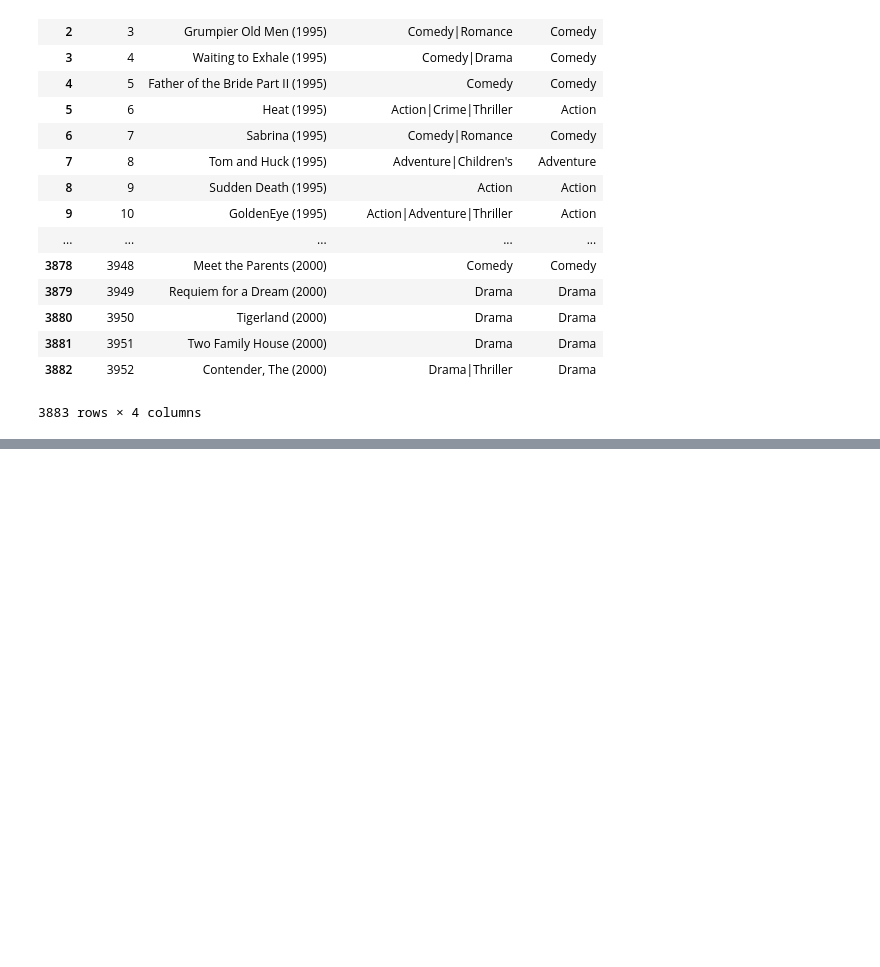
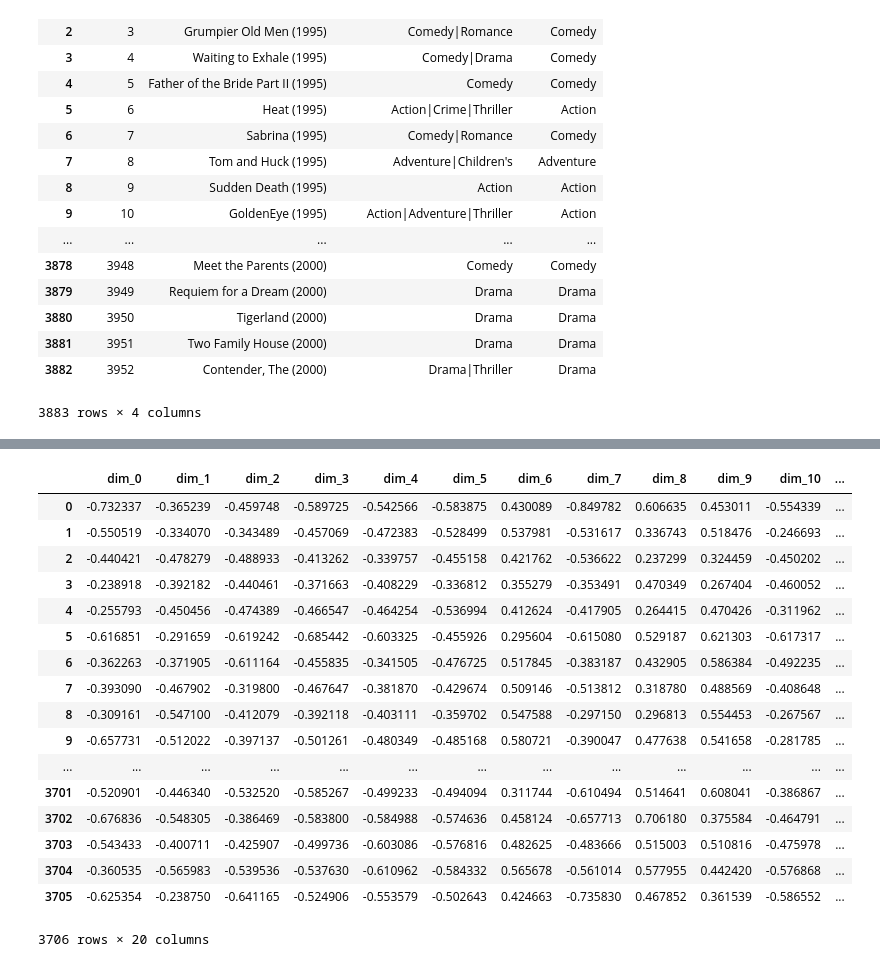
Before and after one commit to ryhryh/NTU-ML2017, a Jupyter notebook: hw5/p5.ipynb, the cells around one changed output, grey strips where cells are left out. Drawn from its saved outputs; the diff is of its cells as text; code cells hidden in the pictures; blank space fills up the shorter version.

```diff
--- a/hw5/p5.ipynb
+++ b/hw5/p5.ipynb
@@ -68,0 +86,5 @@ latent_dim = 20
+# %%
+n_users= df_all_user.shape[0]
+n_movies= df_all_movie.shape[0]
+latent_dim=20
+n_movies
@@ -147,0 +261,5 @@ df_movies
+# %%
+movie_embedding = np.array(model_dot.layers[3].get_weights())
+print(movie_embedding.shape)
+movie_embedding = movie_embedding.squeeze()
+print(movie_embedding.shape)
@@ -147,0 +269,3 @@ df_movies
+# %%
+dim_list = ['dim_%s'%(i) for i in range(movie_embedding.shape[1])]
+dim_list
@@ -147,0 +293,22 @@ df_movies
+# %%
+df_movie_embedding = pd.DataFrame(movie_embedding,columns=dim_list)
+df_movie_embedding
+# %% [output]
+|  | dim_0 | dim_1 | dim_2 | dim_3 | dim_4 | dim_5 | dim_6 | dim_7 | dim_8 | dim_9 | dim_10 | ... |
+| 0 | -0.732337 | -0.365239 | -0.459748 | -0.589725 | -0.542566 | -0.583875 | 0.430089 | -0.849782 | 0.606635 | 0.453011 | -0.554339 | ... |
+| 1 | -0.550519 | -0.334070 | -0.343489 | -0.457069 | -0.472383 | -0.528499 | 0.537981 | -0.531617 | 0.336743 | 0.518476 | -0.246693 | ... |
+| 2 | -0.440421 | -0.478279 | -0.488933 | -0.413262 | -0.339757 | -0.455158 | 0.421762 | -0.536622 | 0.237299 | 0.324459 | -0.450202 | ... |
+| 3 | -0.238918 | -0.392182 | -0.440461 | -0.371663 | -0.408229 | -0.336812 | 0.355279 | -0.353491 | 0.470349 | 0.267404 | -0.460052 | ... |
+| 4 | -0.255793 | -0.450456 | -0.474389 | -0.466547 | -0.464254 | -0.536994 | 0.412624 | -0.417905 | 0.264415 | 0.470426 | -0.311962 | ... |
+| 5 | -0.616851 | -0.291659 | -0.619242 | -0.685442 | -0.603325 | -0.455926 | 0.295604 | -0.615080 | 0.529187 | 0.621303 | -0.617317 | ... |
+| 6 | -0.362263 | -0.371905 | -0.611164 | -0.455835 | -0.341505 | -0.476725 | 0.517845 | -0.383187 | 0.432905 | 0.586384 | -0.492235 | ... |
+| 7 | -0.393090 | -0.467902 | -0.319800 | -0.467647 | -0.381870 | -0.429674 | 0.509146 | -0.513812 | 0.318780 | 0.488569 | -0.408648 | ... |
+| 8 | -0.309161 | -0.547100 | -0.412079 | -0.392118 | -0.403111 | -0.359702 | 0.547588 | -0.297150 | 0.296813 | 0.554453 | -0.267567 | ... |
+| 9 | -0.657731 | -0.512022 | -0.397137 | -0.501261 | -0.480349 | -0.485168 | 0.580721 | -0.390047 | 0.477638 | 0.541658 | -0.281785 | ... |
+| ... | ... | ... | ... | ... | ... | ... | ... | ... | ... | ... | ... | ... |
+| 3701 | -0.520901 | -0.446340 | -0.532520 | -0.585267 | -0.499233 | -0.494094 | 0.311744 | -0.610494 | 0.514641 | 0.608041 | -0.386867 | ... |
+| 3702 | -0.676836 | -0.548305 | -0.386469 | -0.583800 | -0.584988 | -0.574636 | 0.458124 | -0.657713 | 0.706180 | 0.375584 | -0.464791 | ... |
+| 3703 | -0.543433 | -0.400711 | -0.425907 | -0.499736 | -0.603086 | -0.576816 | 0.482625 | -0.483666 | 0.515003 | 0.510816 | -0.475978 | ... |
+| 3704 | -0.360535 | -0.565983 | -0.539536 | -0.537630 | -0.610962 | -0.584332 | 0.565678 | -0.561014 | 0.577955 | 0.442420 | -0.576868 | ... |
+| 3705 | -0.625354 | -0.238750 | -0.641165 | -0.524906 | -0.553579 | -0.502643 | 0.424663 | -0.735830 | 0.467852 | 0.361539 | -0.586552 | ... |
+3706 rows × 20 columns
```
Also changed, not shown: parts of 22 cells of this notebook, 1 other file.
